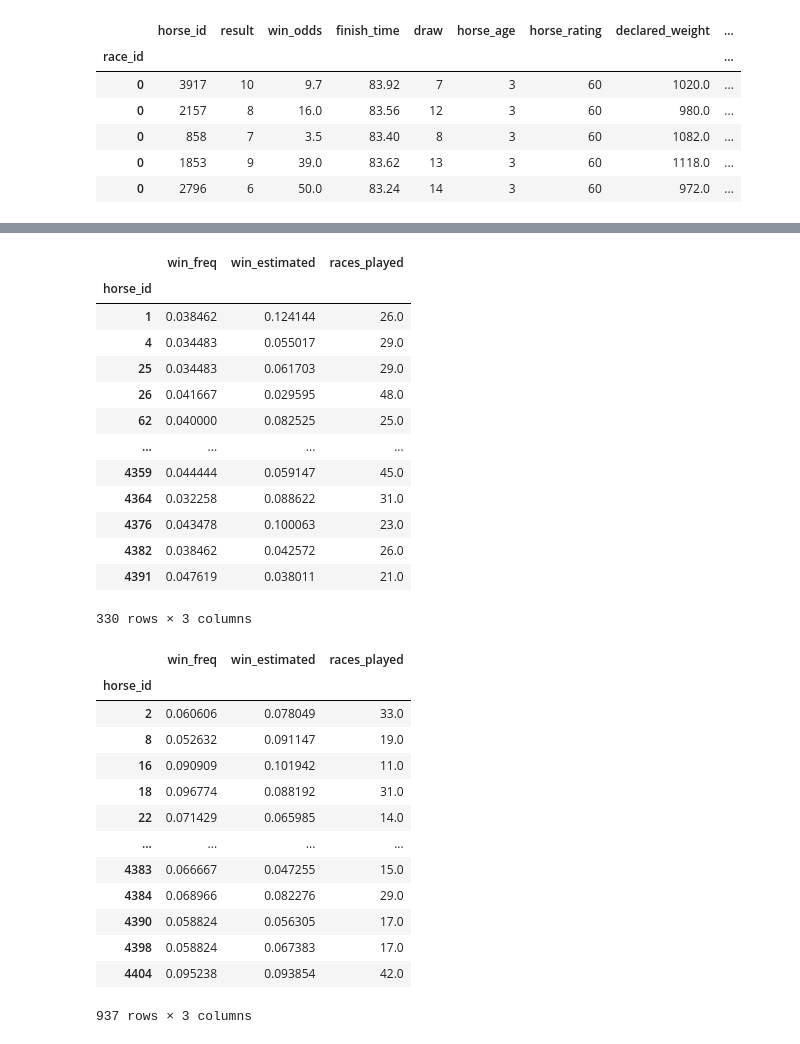
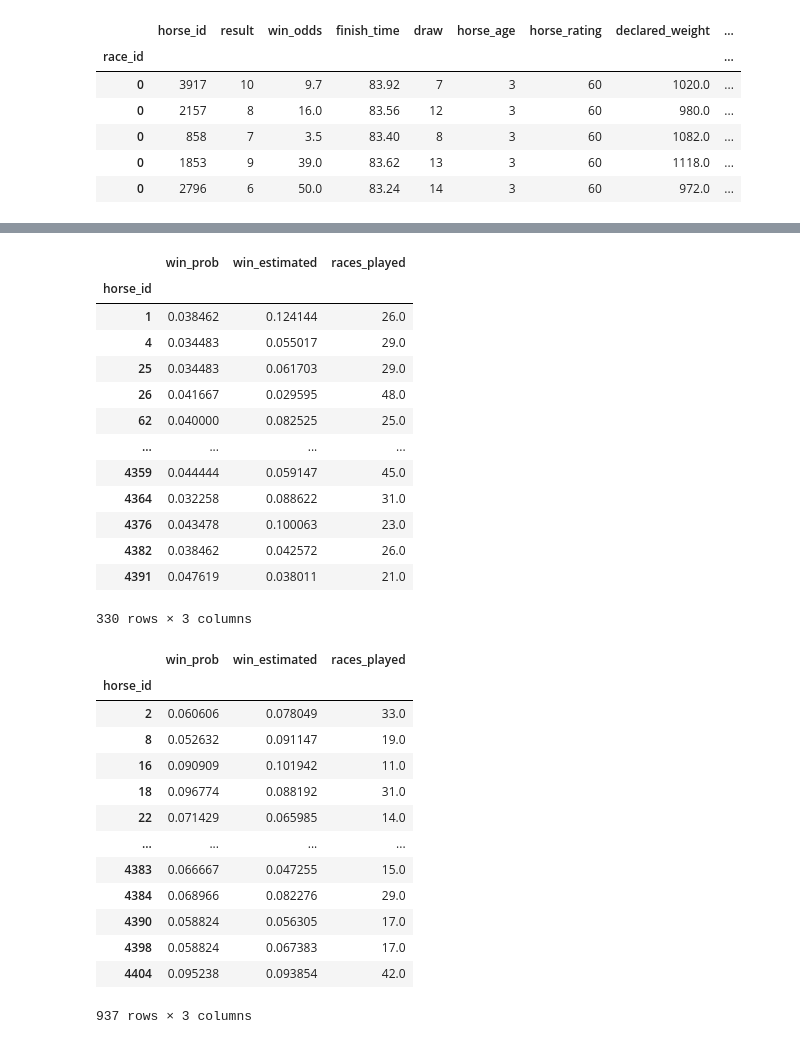
Before and after one commit to kjahan/horse_racing, a Jupyter notebook: notebooks/explore_horse_racing.ipynb, the cells around one changed output, grey strips where cells are left out. Saved outputs shown, nothing was run; the diff lists cells and outputs as text; code cells hidden in the pictures.

```diff
--- a/notebooks/explore_horse_racing.ipynb
+++ b/notebooks/explore_horse_racing.ipynb
@@ -1161,7 +1179,7 @@ runs_df.head(5)
 horse_ids = runs_df['horse_id'].unique()
 horse_ids.sort()
 
-df = pd.DataFrame(columns=['horse_id', 'win_freq', "win_estimated", 'races_played'])
+df = pd.DataFrame(columns=['horse_id', 'win_prob', "win_estimated", 'races_played'])
 df['horse_id'] = df['horse_id'].astype('int')
 df['races_played'] = df['races_played'].astype('int')
 df.set_index('horse_id', inplace=True)
@@ -1170,5 +1188,5 @@ df.set_index('horse_id', inplace=True)
 for horse_id in horse_ids:
     total_races_df = runs_df[runs_df.horse_id == horse_id]
     win_count = (total_races_df['result'] == 1).sum()
-    win_freq = win_count / len(total_races_df)
-    df.loc[horse_id] = [win_freq, 0.0, len(total_races_df)]
+    win_prob = win_count / len(total_races_df)
+    df.loc[horse_id] = [win_prob, 0.0, len(total_races_df)]
@@ -1227,9 +1255,9 @@ df.loc[(df['win_freq'] >= 0.01) & (df['win_freq'] < 0.025)]
 | 3807 | 0.023810 | 0.065743 | 42.0 |
 | 4396 | 0.023810 | 0.075009 | 42.0 |
 # %%
-df.loc[(df['win_freq'] >= 0.025) & (df['win_freq'] < 0.05)]
+df.loc[(df['win_prob'] >= 0.025) & (df['win_prob'] < 0.05)]
 # %% [output]
-|  | win_freq | win_estimated | races_played |
+|  | win_prob | win_estimated | races_played |
 | horse_id |  |  |  |
 | 1 | 0.038462 | 0.124144 | 26.0 |
 | 4 | 0.034483 | 0.055017 | 29.0 |
@@ -1244,9 +1272,9 @@ df.loc[(df['win_freq'] >= 0.025) & (df['win_freq'] < 0.05)]
 | 4391 | 0.047619 | 0.038011 | 21.0 |
 330 rows × 3 columns
 # %%
-df.loc[(df['win_freq'] >= 0.05) & (df['win_freq'] < 0.1)]
+df.loc[(df['win_prob'] >= 0.05) & (df['win_prob'] < 0.1)]
 # %% [output]
-|  | win_freq | win_estimated | races_played |
+|  | win_prob | win_estimated | races_played |
 | horse_id |  |  |  |
 | 2 | 0.060606 | 0.078049 | 33.0 |
 | 8 | 0.052632 | 0.091147 | 19.0 |
```
Also changed, not shown: parts of 23 cells of this notebook.
